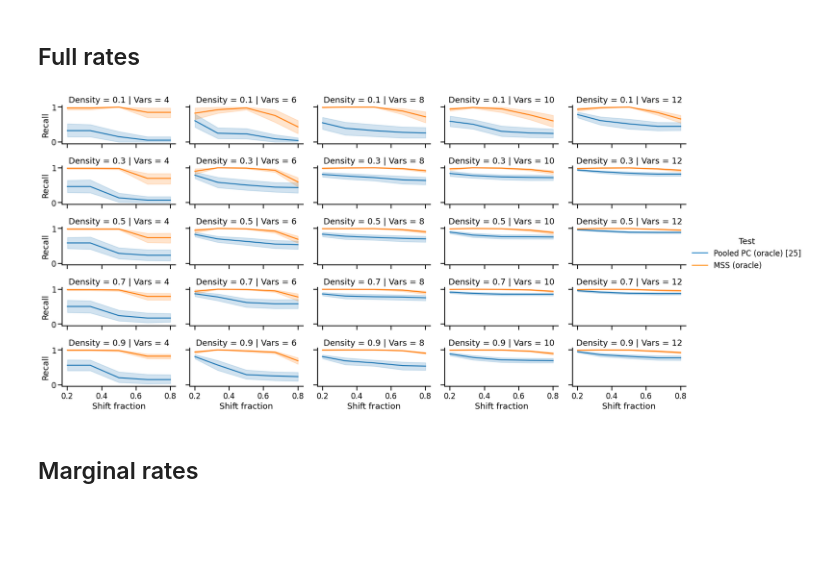
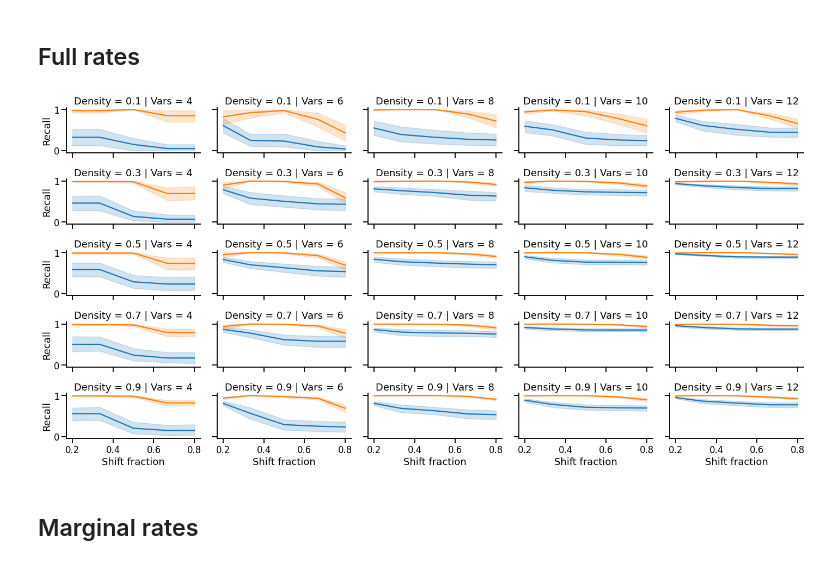
Before and after one commit to rflperry/sparse_shift, a Jupyter notebook: experiments/main_simulations/plot_oracle_rates.ipynb, the cells around one changed output. Saved outputs shown, nothing was run; the diff lists cells and outputs as text; code cells hidden in the pictures; blank space fills up the shorter version.

Commit message:
plot updates

```diff
--- a/experiments/main_simulations/plot_oracle_rates.ipynb
+++ b/experiments/main_simulations/plot_oracle_rates.ipynb
@@ -28,35 +28,35 @@ df = df.rename(
 # %%
 sns.set_context('talk')
 
 for n_env in [5]:
     g = sns.relplot(
         data=df[
             (df['# Environments'] == n_env)
             # & (df['# vars'].isin([6, 12]))
         ],
         x='Shift fraction',
         y='Recall',
         hue='Test',
         row='Density',
         col='Vars',
         # hue_order=['MSS (oracle)', 'Pooled PC (oracle) [25]'],
         # ci=None,
         # style='Metric',
         kind='line',
         height=2,
         aspect=2,
-        legend='full',
+        legend=None,#'full',
         # facet_kws={'sharey': False, 'sharex': True},
     )
 
 # g._legend.set_bbox_to_anchor([0.85,0.18])
 # g._leg.legend(bbox_to_anchor=(1, 0), loc=2, borderaxespad=0.)
 # for ax in np.concatenate(g.axes)[:-1]:
 #     ax.get_legend().remove()
 
 plt.savefig('./figures/oracle_rate_relplot.pdf')
 # %% [output]
-[figure, old version]
+[figure, new version]
 # %% [markdown]
 ## Marginal rates
 # %%
```
Also changed, not shown: 9 other files.
